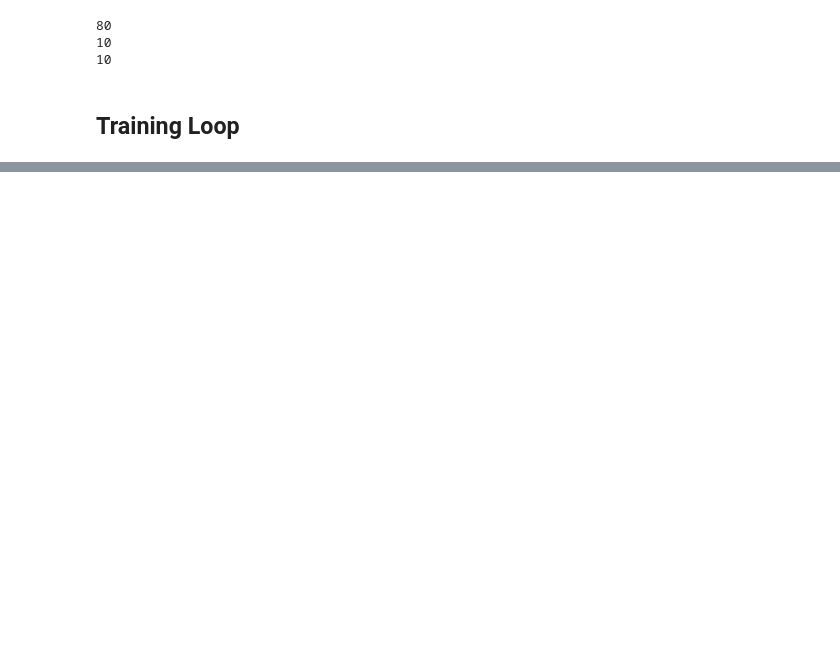
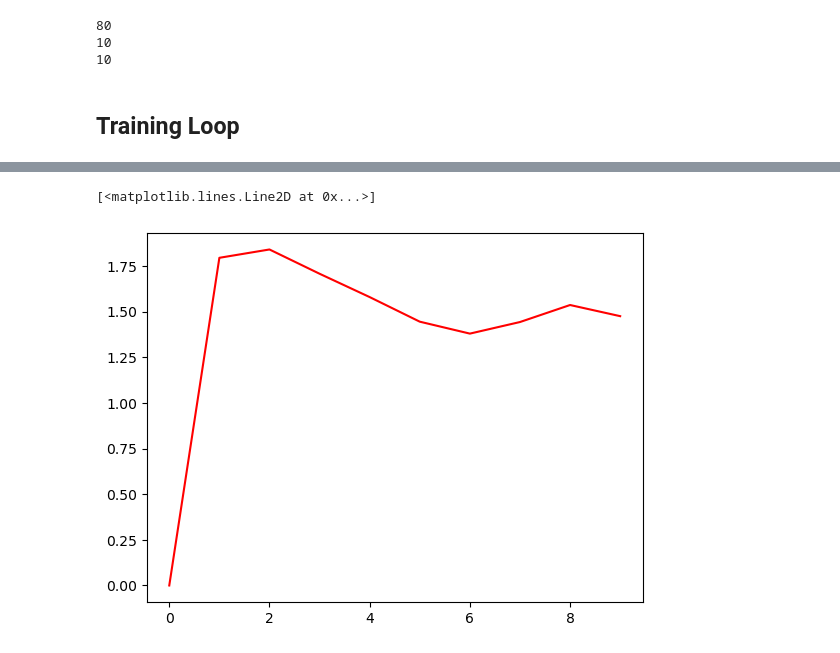
Before and after one commit to franceskoback/XRay_Fingerprints, a Jupyter notebook: Model/training_pytorch.ipynb, the cells around one changed output, grey strips where cells are left out. Drawn from its saved outputs; the diff is of its cells as text; code cells hidden in the pictures; blank space fills up the shorter version.

```diff
--- a/Model/training_pytorch.ipynb
+++ b/Model/training_pytorch.ipynb
@@ -354,3 +364,8 @@ Epoch 50 Valid accuracy: 0.0% (0 of 10 right)
+# %%
+plt.plot(np.array(loss_values), 'r')
+# %% [output]
+[<matplotlib.lines.Line2D at 0x...>]
+[figure, added]
 # %%
 # load the model that got the best validation accuracy
 checkpoint = torch.load('checkpoint.tar')
```
Also changed, not shown: parts of 6 cells of this notebook.
